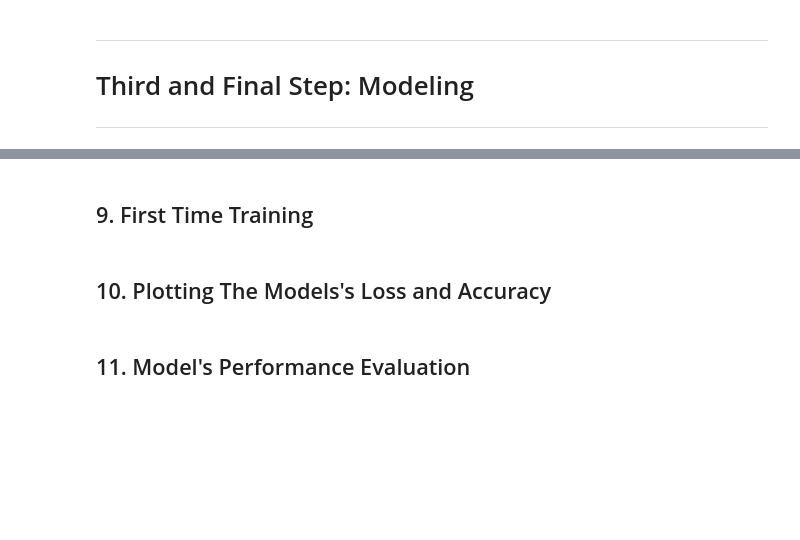
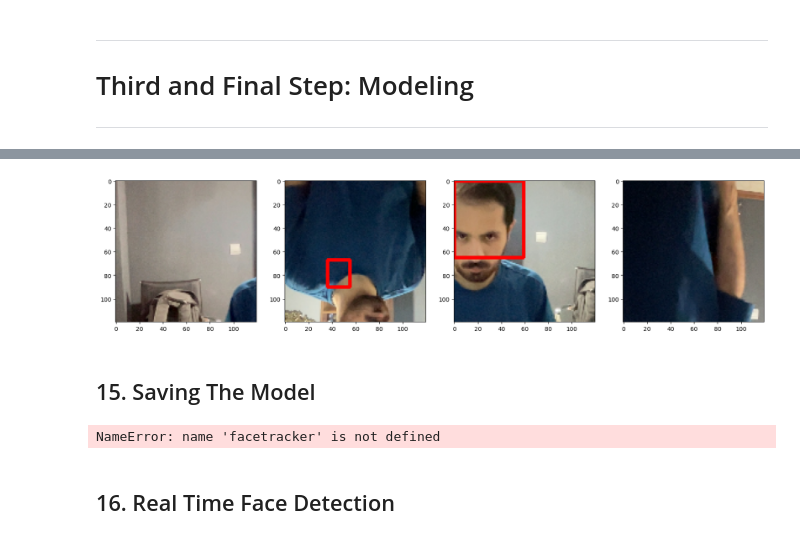
Before and after one commit to mamishere/Deep-Face-Detection, a Jupyter notebook: Deep-Object_Detection.ipynb, the cells around one changed output, grey strips where cells are left out. Cells and saved outputs as stored; diff of their text form; code cells hidden in the pictures; blank space fills up the shorter version.

```diff
--- a/Deep-Object_Detection.ipynb
+++ b/Deep-Object_Detection.ipynb
@@ -710,0 +833,6 @@ ________________________________________________________________________________
+# %%
+test_data = test.as_numpy_iterator()
+# %%
+tes_sample = test_data.next()
+# %%
+y_hat = facetracker.predict(tes_sample[0])
@@ -710,0 +841,15 @@ ________________________________________________________________________________
+# %%
+fig, ax = plt.subplots(ncols=4, figsize=(20,20))
+
+for idx in range(4):
+    sample_image = tes_sample[0][idx]
+    sample_coords = y_hat[1][idx]
+
+    if y_hat[0][idx] > 0.9:
+        cv2.rectangle(sample_image,
+                      tuple(np.multiply(sample_coords[:2], [120,120]).astype(int)),
+                      tuple(np.multiply(sample_coords[2:], [120,120]).astype(int)),
+                            (255,0,0), 2)
+
+    ax[idx].imshow(sample_image)
+# %% [output]
@@ -711,6 +858,9 @@ ________________________________________________________________________________
+[figure, added]
+# %% [markdown]
+## 15. Saving The Model <a id = 15></a>
+# %%
+facetracker.save("facetracker.h5")
+# %% [output]
+NameError: name 'facetracker' is not defined
 # %% [markdown]
-## 9. First Time Training <a id = 9></a>
+## 16. Real Time Face Detection <a id = 16></a>
-# %% [markdown]
-## 10. Plotting The Models's Loss and Accuracy <a id = 10></a>
-# %% [markdown]
-## 11. Model's Performance Evaluation <a id = 12></a>
```
Also changed, not shown: parts of 33 cells of this notebook, 4 other files.
